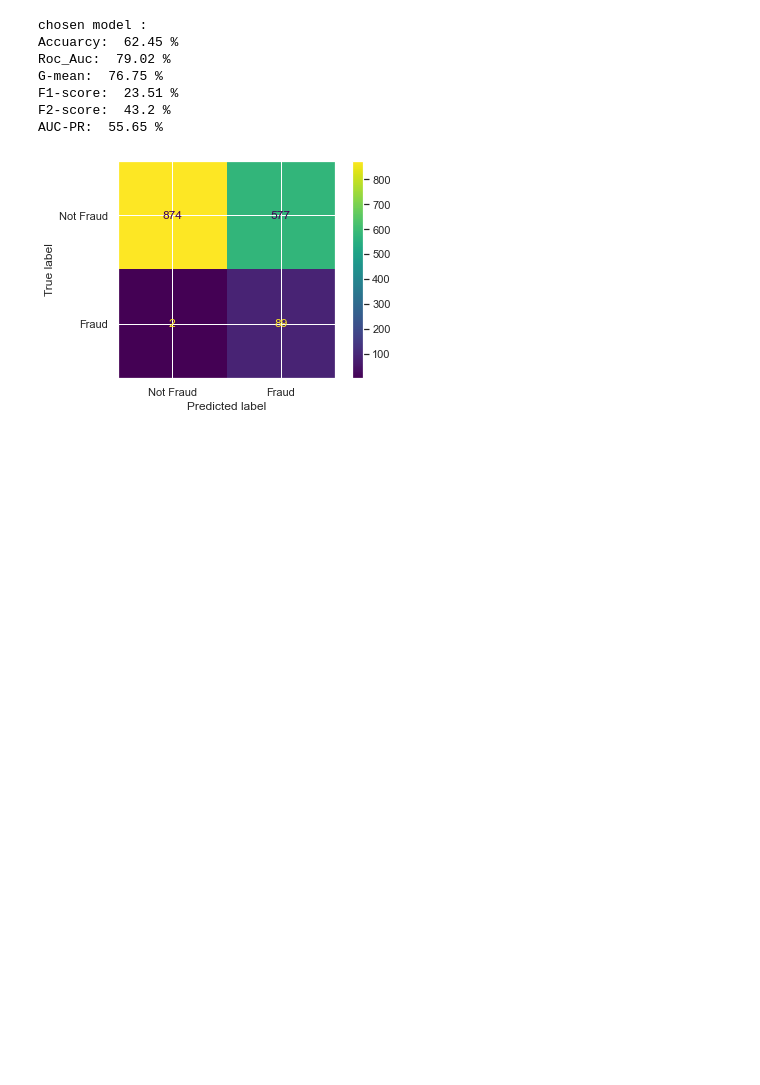
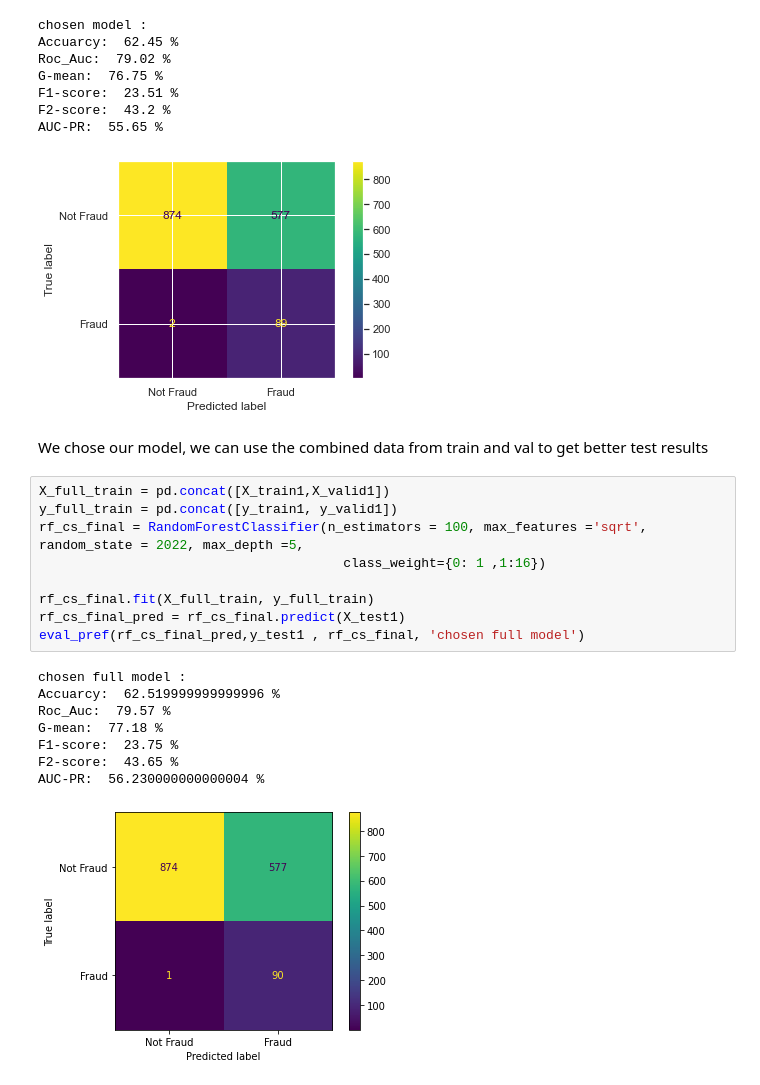
Before and after one commit to Eladgo10/DS-Seminar-project-, a Jupyter notebook: seminer-project.ipynb, the cells around one changed output. Cells and saved outputs as stored; diff of their text form; blank space fills up the shorter version.

Commit message:
combined train with valid to increase performance

```diff
--- a/seminer-project.ipynb
+++ b/seminer-project.ipynb
@@ -1159,3 +1241,23 @@ F1-score:  23.51 %
 F2-score:  43.2 %
 AUC-PR:  55.65 %
 [figure]
+# %% [markdown]
+We chose our model, we can use the combined data from train and val to get better test results
+# %%
+X_full_train = pd.concat([X_train1,X_valid1])
+y_full_train = pd.concat([y_train1, y_valid1])
+rf_cs_final = RandomForestClassifier(n_estimators = 100, max_features ='sqrt', random_state = 2022, max_depth =5,
+                                       class_weight={0: 1 ,1:16})
+
+rf_cs_final.fit(X_full_train, y_full_train)
+rf_cs_final_pred = rf_cs_final.predict(X_test1)
+eval_pref(rf_cs_final_pred,y_test1 , rf_cs_final, 'chosen full model')
+# %% [output]
+chosen full model :
+Accuarcy:  62.519999999999996 %
+Roc_Auc:  79.57 %
+G-mean:  77.18 %
+F1-score:  23.75 %
+F2-score:  43.65 %
+AUC-PR:  56.230000000000004 %
+[figure, added]
```
Also changed, not shown: parts of 19 cells of this notebook.
